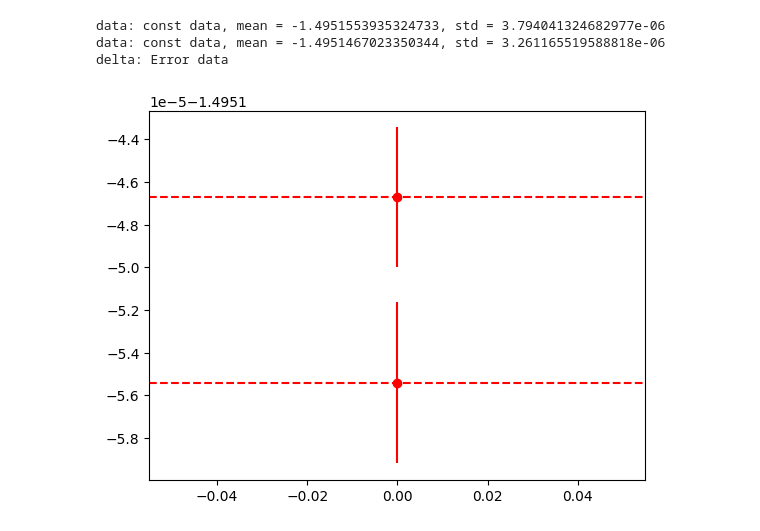
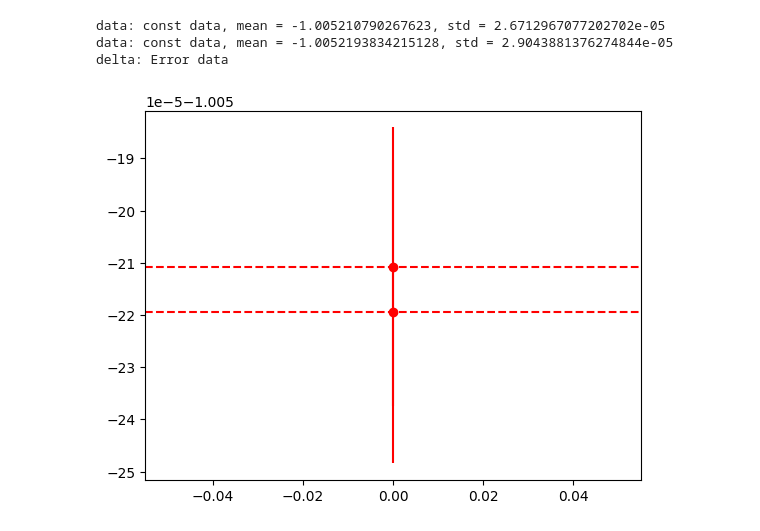
Before and after one commit to catmeow123456/ai-physicist, a Jupyter notebook: python/debug.ipynb, the cells around one changed output. Drawn from its saved outputs; the diff is of its cells as text; code cells hidden in the pictures.

```diff
--- a/python/debug.ipynb
+++ b/python/debug.ipynb
@@ -11,20 +11,19 @@ exp = theorist.general.fetch_expstruct('collision')
 # %%
 exp.random_settings()
 # %%
-from dataplot import plot_normaldata
-expdata = theorist.general.eval("D[C_15[1] * t[0]]/D[t[0]]", exp)
+expdata = theorist.general.eval("C_15[1]", exp)
 plot_data('data', expdata)
 exp1 = exp.copy()
 exp1.random_set_exp_para()
 exp1.random_set_obj(2)
-expdata2 = theorist.general.eval("D[C_15[1] * t[0]]/D[t[0]]", exp1)
+expdata2 = theorist.general.eval("C_15[1]", exp1)
 plot_data('data', expdata2)
 plot_data('delta', expdata - expdata2)
 # %% [output]
-data: const data, mean = -1.4951553935324733, std = 3.794041324682977e-06
-data: const data, mean = -1.4951467023350344, std = 3.261165519588818e-06
+data: const data, mean = -1.005210790267623, std = 2.6712967077202702e-05
+data: const data, mean = -1.0052193834215128, std = 2.9043881376274844e-05
 delta: Error data
-[figure, old version]
+[figure, new version]
 # %%
 data1 = theorist.general.eval("posx[2]*C_01[1,0]", exp)
 plot_data('data1', data1)
```
Also changed, not shown: parts of 4 cells of this notebook, 6 other files.
